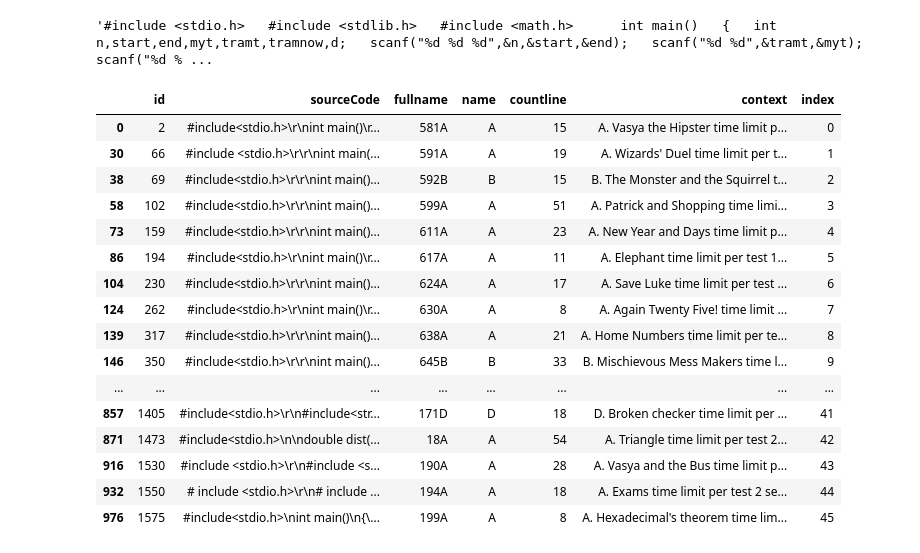
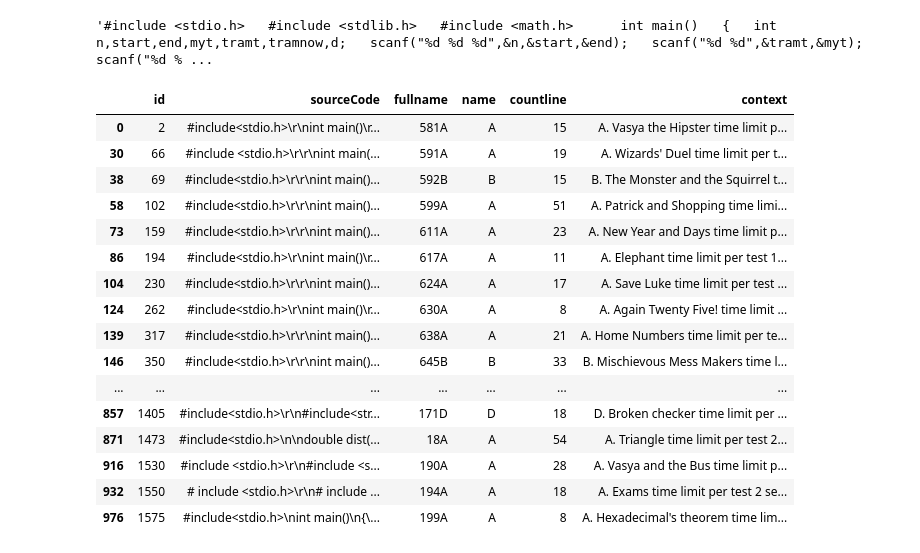
Before and after one commit to ASSERT-KTH/Vecogen, a Jupyter notebook: code4bench_scripts/manage_problems.ipynb, the cells around one changed output. Drawn from its saved outputs; the diff is of its cells as text; code cells hidden in the pictures.

Commit message:
worked on test case importing

```diff
--- a/code4bench_scripts/manage_problems.ipynb
+++ b/code4bench_scripts/manage_problems.ipynb
@@ -3,3 +8,4 @@ import pandas as pd
 # %%
 # Read the problems file
 problems = pd.read_json('code4bench_no_loops.json')
+test_cases = pd.read_json('code4bench_testcases.json')
@@ -35,26 +62,24 @@ context       C. Tram time limit per test 1 second memory li...
 index                                                        24
 Name: 385, dtype: object
 '#include <stdio.h>   #include <stdlib.h>   #include <math.h>      int main()   {   int n,start,end,myt,tramt,tramnow,d;   scanf("%d %d %d",&n,&start,&end);   scanf("%d %d",&tramt,&myt);   scanf("%d % ...
-# %%
-# Add the index to the problems, starting from 0 and going to the length of the problems
-problems['index'] = range(len(problems))
-
-problems
-# %% [output]
-|  | id | sourceCode | fullname | name | countline | context | index |
-| 0 | 2 | #include<stdio.h>\r\nint main()\r... | 581A | A | 15 | A. Vasya the Hipster time limit p... | 0 |
-| 30 | 66 | #include <stdio.h>\r\r\nint main(... | 591A | A | 19 | A. Wizards' Duel time limit per t... | 1 |
-| 38 | 69 | #include<stdio.h>\r\r\nint main()... | 592B | B | 15 | B. The Monster and the Squirrel t... | 2 |
-| 58 | 102 | #include<stdio.h>\r\r\nint main()... | 599A | A | 51 | A. Patrick and Shopping time limi... | 3 |
-| 73 | 159 | #include<stdio.h>\r\r\nint main()... | 611A | A | 23 | A. New Year and Days time limit p... | 4 |
-| 86 | 194 | #include<stdio.h>\r\nint main()\r... | 617A | A | 11 | A. Elephant time limit per test 1... | 5 |
-| 104 | 230 | #include<stdio.h>\r\r\nint main()... | 624A | A | 17 | A. Save Luke time limit per test ... | 6 |
-| 124 | 262 | #include<stdio.h>\r\nint main()\r... | 630A | A | 8 | A. Again Twenty Five! time limit ... | 7 |
-| 139 | 317 | #include<stdio.h>\r\r\nint main()... | 638A | A | 21 | A. Home Numbers time limit per te... | 8 |
-| 146 | 350 | #include<stdio.h>\r\r\nint main()... | 645B | B | 33 | B. Mischievous Mess Makers time l... | 9 |
-| ... | ... | ... | ... | ... | ... | ... | ... |
-| 857 | 1405 | #include<stdio.h>\r\n#include<str... | 171D | D | 18 | D. Broken checker time limit per ... | 41 |
-| 871 | 1473 | #include<stdio.h>\n\ndouble dist(... | 18A | A | 54 | A. Triangle time limit per test 2... | 42 |
-| 916 | 1530 | #include <stdio.h>\r\n#include <s... | 190A | A | 28 | A. Vasya and the Bus time limit p... | 43 |
-| 932 | 1550 | # include <stdio.h>\r\n# include ... | 194A | A | 18 | A. Exams time limit per test 2 se... | 44 |
-| 976 | 1575 | #include<stdio.h>\nint main()\n{\... | 199A | A | 8 | A. Hexadecimal's theorem time lim... | 45 |
+# %%
+problems
+test_cases
+# %% [output]
+|  | id | sourceCode | fullname | name | countline | context |
+| 0 | 2 | #include<stdio.h>\r\nint main()\r... | 581A | A | 15 | A. Vasya the Hipster time limit p... |
+| 30 | 66 | #include <stdio.h>\r\r\nint main(... | 591A | A | 19 | A. Wizards' Duel time limit per t... |
+| 38 | 69 | #include<stdio.h>\r\r\nint main()... | 592B | B | 15 | B. The Monster and the Squirrel t... |
+| 58 | 102 | #include<stdio.h>\r\r\nint main()... | 599A | A | 51 | A. Patrick and Shopping time limi... |
+| 73 | 159 | #include<stdio.h>\r\r\nint main()... | 611A | A | 23 | A. New Year and Days time limit p... |
+| 86 | 194 | #include<stdio.h>\r\nint main()\r... | 617A | A | 11 | A. Elephant time limit per test 1... |
+| 104 | 230 | #include<stdio.h>\r\r\nint main()... | 624A | A | 17 | A. Save Luke time limit per test ... |
+| 124 | 262 | #include<stdio.h>\r\nint main()\r... | 630A | A | 8 | A. Again Twenty Five! time limit ... |
+| 139 | 317 | #include<stdio.h>\r\r\nint main()... | 638A | A | 21 | A. Home Numbers time limit per te... |
+| 146 | 350 | #include<stdio.h>\r\r\nint main()... | 645B | B | 33 | B. Mischievous Mess Makers time l... |
+| ... | ... | ... | ... | ... | ... | ... |
+| 857 | 1405 | #include<stdio.h>\r\n#include<str... | 171D | D | 18 | D. Broken checker time limit per ... |
+| 871 | 1473 | #include<stdio.h>\n\ndouble dist(... | 18A | A | 54 | A. Triangle time limit per test 2... |
+| 916 | 1530 | #include <stdio.h>\r\n#include <s... | 190A | A | 28 | A. Vasya and the Bus time limit p... |
+| 932 | 1550 | # include <stdio.h>\r\n# include ... | 194A | A | 18 | A. Exams time limit per test 2 se... |
+| 976 | 1575 | #include<stdio.h>\nint main()\n{\... | 199A | A | 8 | A. Hexadecimal's theorem time lim... |
```
Also changed, not shown: parts of 8 cells of this notebook, 1 other file.
